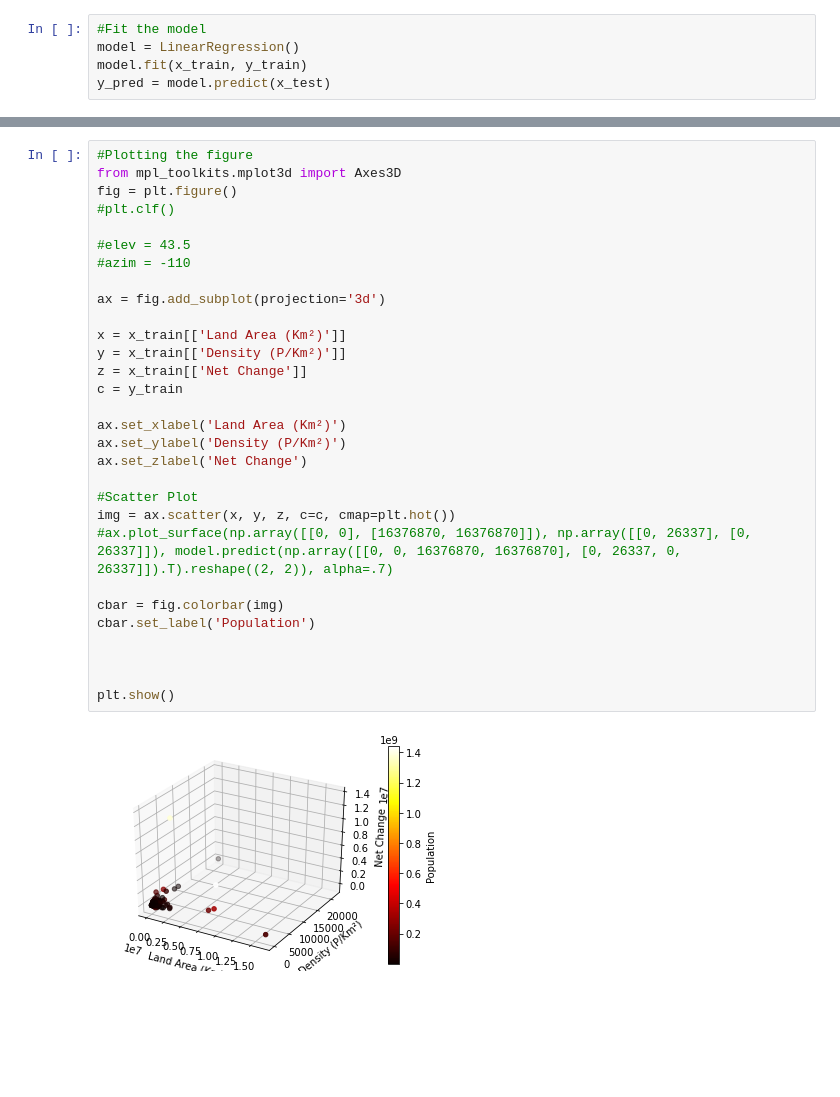
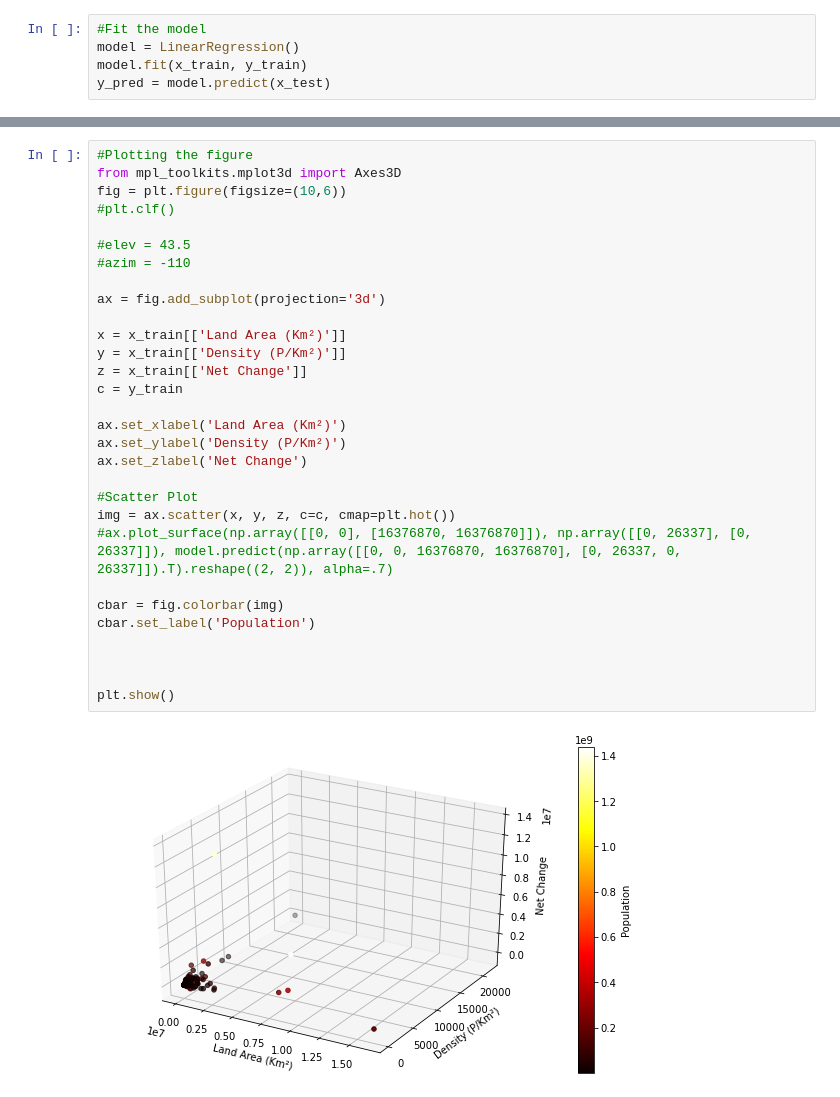
Before and after one commit to Bellac12345/Population-Prediction, a Jupyter notebook: popualtioproject.ipynb, the cells around one changed output, grey strips where cells are left out. Saved outputs shown, nothing was run; the diff lists cells and outputs as text; blank space fills up the shorter version.

Commit message:
Corrected Model Evaluators and 4D Graph Size -Isabella

```diff
--- a/popualtioproject.ipynb
+++ b/popualtioproject.ipynb
@@ -271,32 +285,32 @@ dtype: float64
 # %%
 #Plotting the figure
 from mpl_toolkits.mplot3d import Axes3D
-fig = plt.figure()
+fig = plt.figure(figsize=(10,6))
 #plt.clf()
 
 #elev = 43.5
 #azim = -110
 
 ax = fig.add_subplot(projection='3d')
 
 x = x_train[['Land Area (Km²)']]
 y = x_train[['Density (P/Km²)']]
 z = x_train[['Net Change']]
 c = y_train
 
 ax.set_xlabel('Land Area (Km²)')
 ax.set_ylabel('Density (P/Km²)')
 ax.set_zlabel('Net Change')
 
 #Scatter Plot
 img = ax.scatter(x, y, z, c=c, cmap=plt.hot())
 #ax.plot_surface(np.array([[0, 0], [16376870, 16376870]]), np.array([[0, 26337], [0, 26337]]), model.predict(np.array([[0, 0, 16376870, 16376870], [0, 26337, 0, 26337]]).T).reshape((2, 2)), alpha=.7)
 
 cbar = fig.colorbar(img)
 cbar.set_label('Population')
 
 
 
 plt.show()
 # %% [output]
-[figure, old version]
+[figure, new version]
```
Also changed, not shown: parts of 4 cells of this notebook.
